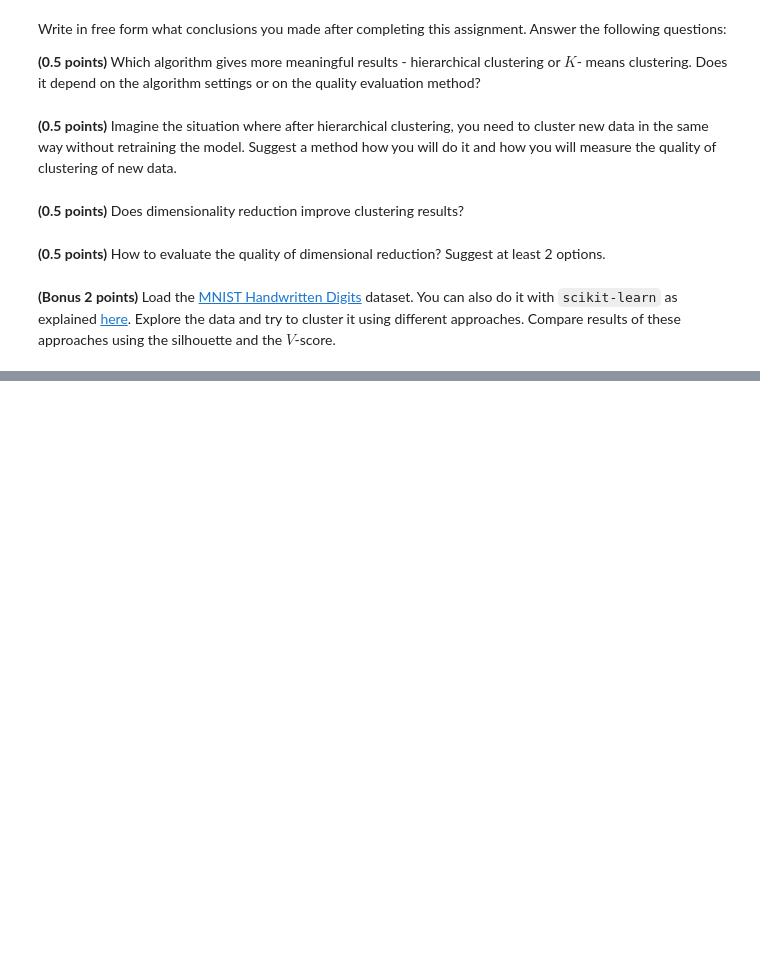
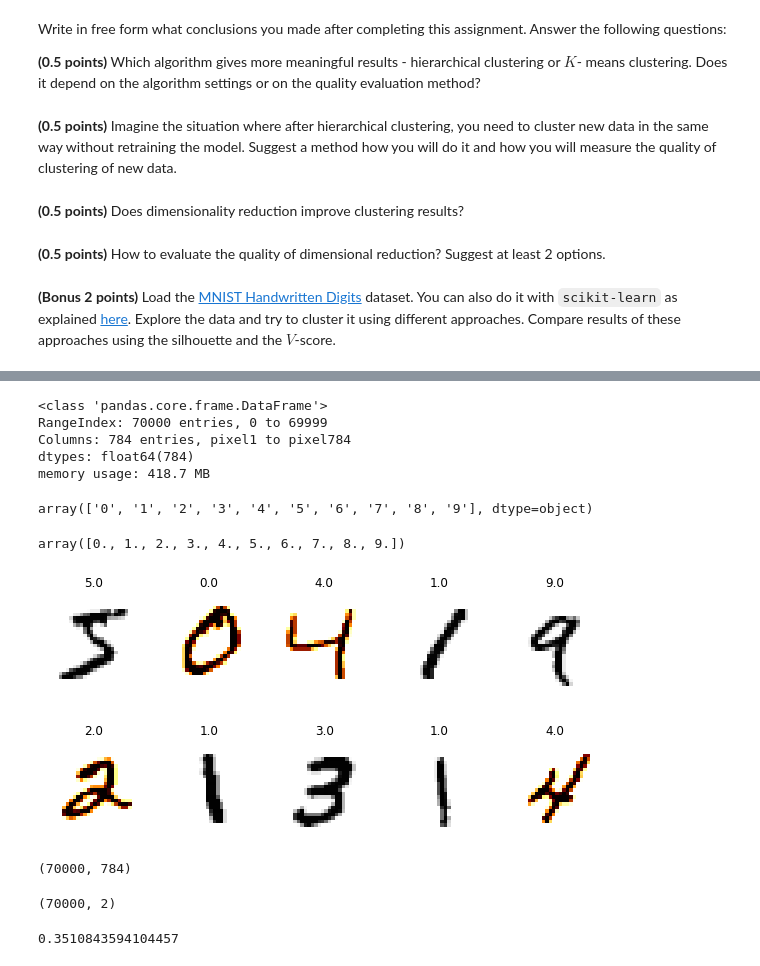
Before and after one commit to Anetta314159/8_clustering, a Jupyter notebook: clustering.ipynb, the cells around one changed output, grey strips where cells are left out. Saved outputs shown, nothing was run; the diff lists cells and outputs as text; code cells hidden in the pictures; blank space fills up the shorter version.

```diff
--- a/clustering.ipynb
+++ b/clustering.ipynb
@@ -425,0 +428,3 @@ Truncated Singular Value Decomposition (SVD)
+# %%
+from sklearn.datasets import fetch_openml
+X, y = fetch_openml('mnist_784', version=1, return_X_y=True)
@@ -425,0 +441,28 @@ Truncated Singular Value Decomposition (SVD)
+# %%
+X.info()
+# %% [output]
+<class 'pandas.core.frame.DataFrame'>
+RangeIndex: 70000 entries, 0 to 69999
+Columns: 784 entries, pixel1 to pixel784
+dtypes: float64(784)
+memory usage: 418.7 MB
+# %%
+np.unique(y)
+# %% [output]
+array(['0', '1', '2', '3', '4', '5', '6', '7', '8', '9'], dtype=object)
+# %%
+y = y.astype(float)
+# %%
+np.unique(y)
+# %% [output]
+array([0., 1., 2., 3., 4., 5., 6., 7., 8., 9.])
+# %%
+X = X.to_numpy()
+# %%
+_, axes = plt.subplots(nrows=2, ncols=5, figsize=(10, 5))
+for ax, image, label in zip(axes.flatten(), X, y):
+    ax.set_axis_off()
+    ax.imshow(image.reshape((28, 28)), cmap=plt.cm.gray_r if label % 2 else plt.cm.afmhot_r)
+    ax.set_title(label)
+# %% [output]
+[figure, added]
@@ -425,0 +473,8 @@ Truncated Singular Value Decomposition (SVD)
+# %%
+X.shape
+# %% [output]
+(70000, 784)
+# %%
+X1.shape
+# %% [output]
+(70000, 2)
@@ -425,0 +484,4 @@ Truncated Singular Value Decomposition (SVD)
+# %%
+silhouette_score(X1, kmeans_labels)
+# %% [output]
+0.3510843594104457
```
Also changed, not shown: parts of 24 cells of this notebook.
